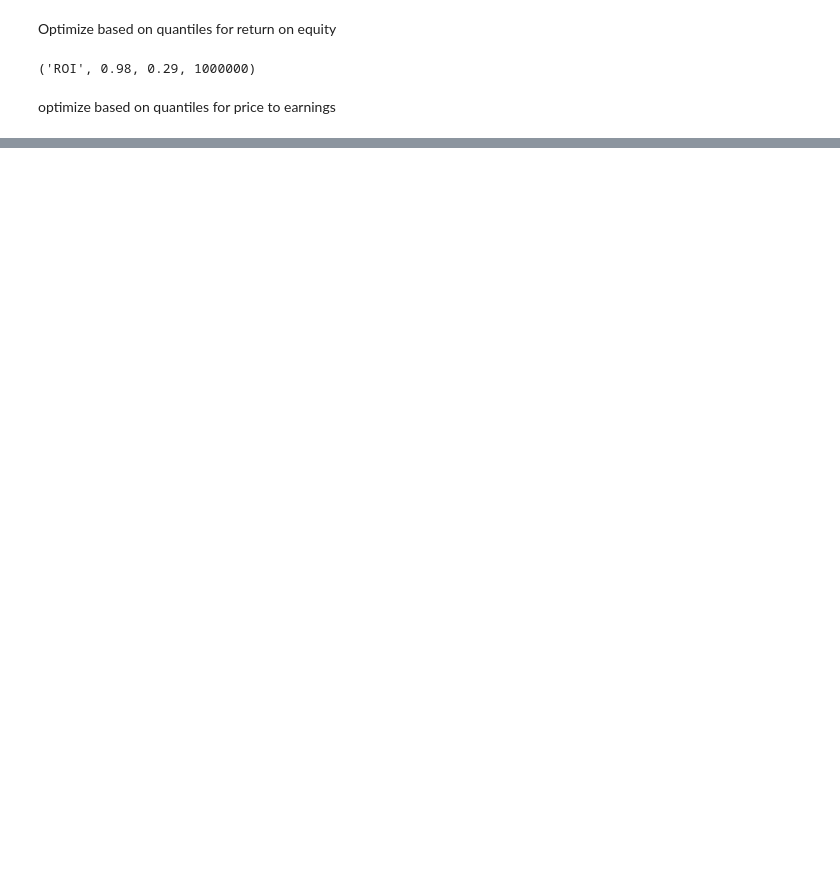
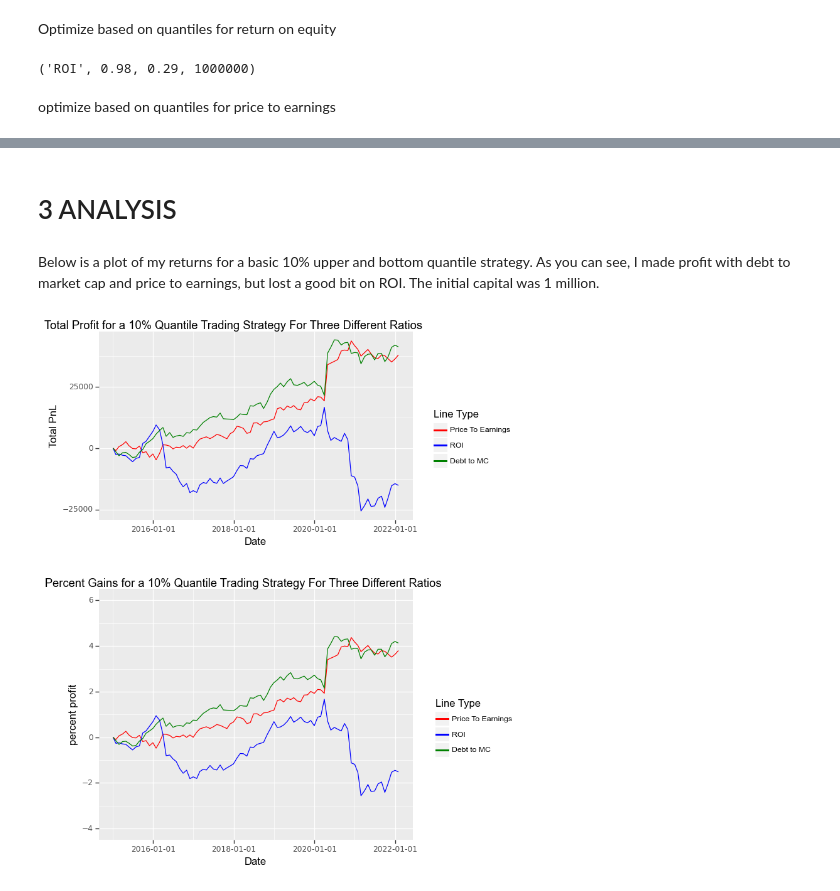
Before and after one commit to tsmcdonnell6604/Quant-Trading-Strategies, a Jupyter notebook: QTS_HW_3_trading.ipynb, the cells around one changed output, grey strips where cells are left out. Cells and saved outputs as stored; diff of their text form; code cells hidden in the pictures; blank space fills up the shorter version.

```diff
--- a/QTS_HW_3_trading.ipynb
+++ b/QTS_HW_3_trading.ipynb
@@ -21,14 +172,23 @@ warnings.filterwarnings("ignore")
 # %%
-# data = pd.read_csv('C:/Users/thoma/OneDrive/Documents/QTS/Quant-Trading-Strategies/hw_3_ratio_data.csv')
-data = pd.read_csv('/Users/tmac/Desktop/Quant-Trading-Strategies/Quant-Trading-Strategies/hw_3_ratio_data.csv')
+final = pd.read_csv('C:/Users/thoma/OneDrive/Documents/QTS/Quant-Trading-Strategies/hw_3_ratio_data.csv')
+final['date'] = pd.to_datetime(final['date'])
+final = final.set_index('date')
+start_date = pd.to_datetime('2015-01-01')
+final = final.loc[final.index >= start_date]
+final = final.reset_index()
+final = final.set_index('ticker')
+data = pd.read_csv('C:/Users/thoma/OneDrive/Documents/QTS/Quant-Trading-Strategies/hw_3_ratio_data.csv')
+# data = pd.read_csv('/Users/tmac/Desktop/Quant-Trading-Strategies/Quant-Trading-Strategies/hw_3_ratio_data.csv')
 data['date'] = pd.to_datetime(data['date'])
 data = data.set_index('ticker')
 data['neg_price_to_earnings'] = data['price_to_earnings']*(-1)
+data = data.drop(index='CMCSK', axis=0)
+data = data.drop(index='KSU', axis=0)
 # %%
 total_ticks = len(data.index.unique())
 # %%
-# libor = pd.read_csv("C:/Users/thoma/Downloads/3-month-libor-rate-historical-chart.csv")
-libor = pd.read_csv('/Users/tmac/Downloads/3-month-libor-rate-historical-chart.csv')
+libor = pd.read_csv("C:/Users/thoma/Downloads/3-month-libor-rate-historical-chart.csv")
+# libor = pd.read_csv('/Users/tmac/Downloads/3-month-libor-rate-historical-chart.csv')
 # %%
 libor['date'] = pd.to_datetime(libor['date'])
 libor = libor.set_index('date')
@@ -284,0 +448,38 @@ differenced_debt_to_market_cap['Line Type'] = 'green'
+# %% [markdown]
+# 3 ANALYSIS
+# %% [markdown]
+Below is a plot of my returns for a basic 10% upper and bottom quantile strategy. As you can see, I made profit with debt to market cap and price to earnings, but lost a good bit on ROI. The initial capital was 1 million.
+# %%
+p1 = (ggplot(debt_to_market_cap_ten)
+ + aes(x='date', y='total_pnl', color = 'Line Type')
+ + geom_line()
+ + geom_line(aes(x='date', y='total_pnl', color = 'Line Type'), data=roi_ten)
+ + geom_line(aes(x='date', y='total_pnl', color = 'Line Type'), data=price_to_earnings_ten)
+ + scale_x_date(date_breaks = "2 years", date_labels = "%Y-%m-%d")
+ + ggtitle("Total Profit for a 10% Quantile Trading Strategy For Three Different Ratios")
+ + xlab("Date")
+ + ylab("Total PnL")
+ + scale_color_manual(name='Line Type', labels=['Price To Earnings', 'ROI', 'Debt to MC'], values=['Red', 'Blue', 'Green'])
+)
+
+p2 = (ggplot(debt_to_market_cap_ten)
+ + aes(x='date', y='percent_profit', color = 'Line Type')
+ + geom_line()
+ + geom_line(aes(x='date', y='percent_profit', color = 'Line Type'), data=roi_ten)
+ + geom_line(aes(x='date', y='percent_profit', color = 'Line Type'), data=price_to_earnings_ten)
+ + scale_x_date(date_breaks = "2 years", date_labels = "%Y-%m-%d")
+ + ylim(-4, 6)
+
+ + ggtitle("Percent Gains for a 10% Quantile Trading Strategy For Three Different Ratios")
+ + xlab("Date")
+ + ylab("percent profit")
+ + scale_color_manual(name='Line Type', labels=['Price To Earnings', 'ROI', 'Debt to MC'], values=['Red', 'Blue', 'Green'])
+)
+
+p1 = pw.load_ggplot(p1, figsize=(5,3))
+p2 = pw.load_ggplot(p2, figsize=(5,4))
+
+p12 = (p1/p2)
+p12.savefig()
+# %% [output]
+[figure, added]
```
Also changed, not shown: parts of 67 cells of this notebook, 2 other files.
